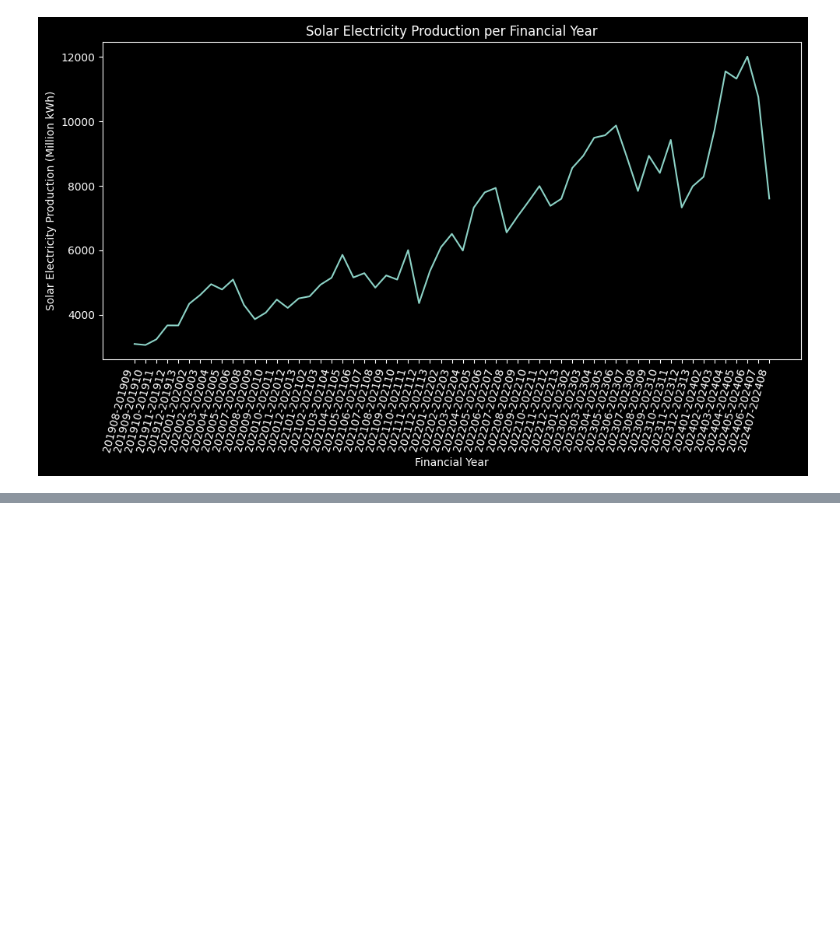
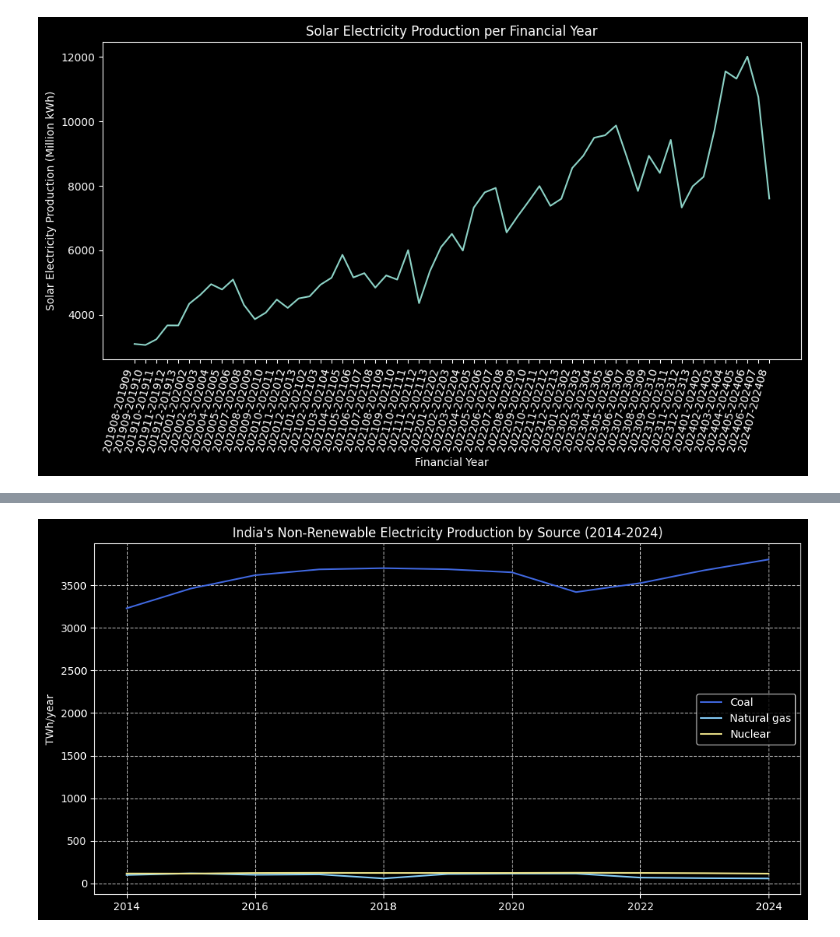
Before and after one commit to jayantxchauhan/India-Energy-Analytics-Model, a Jupyter notebook: PracticeAnalysis2.ipynb, the cells around one changed output, grey strips where cells are left out. Cells and saved outputs as stored; diff of their text form; code cells hidden in the pictures; blank space fills up the shorter version.

```diff
--- a/PracticeAnalysis2.ipynb
+++ b/PracticeAnalysis2.ipynb
@@ -690,0 +685,24 @@ plt.show()
+# %%
+data = {
+    'Year': [2014, 2015, 2016, 2017, 2018, 2019, 2020, 2021, 2022, 2023, 2024],
+    'Coal': [3228.510000, 3460.190000, 3616.560000, 3685.240000, 3699.740000, 3686.790000, 3650.260000, 3418.590000, 3524.080000, 3674.680000, 3801.080000],
+    'Natural gas': [99.480000, 118.090000, 102.100000, 106.750000, 59.070000, 111.100000, 115.740000, 116, 69.120000, 62.650000, 58.940000],
+    'Nuclear': [116.970000, 115.970000, 123.010000, 124.760000, 123.180000, 123.420000, 123.440000, 125.650000, 123.680000, 120.710000, 115.480000]
+}
+df = pd.DataFrame(data)
+df.set_index('Year', inplace=True)
+
+plt.figure(figsize=(12, 6))
+
+plt.plot(df.index, df['Coal'], color='royalblue', label='Coal')
+plt.plot(df.index, df['Natural gas'], color='lightskyblue', label='Natural gas')
+plt.plot(df.index, df['Nuclear'], color='khaki', label='Nuclear')
+
+plt.title("India's Non-Renewable Electricity Production by Source (2014-2024)")
+plt.ylabel("TWh/year")
+plt.grid(True, linestyle='--', alpha=0.7)
+plt.legend()
+
+plt.show()
+# %% [output]
+[figure, added]
```
Also changed, not shown: parts of 6 cells of this notebook.
